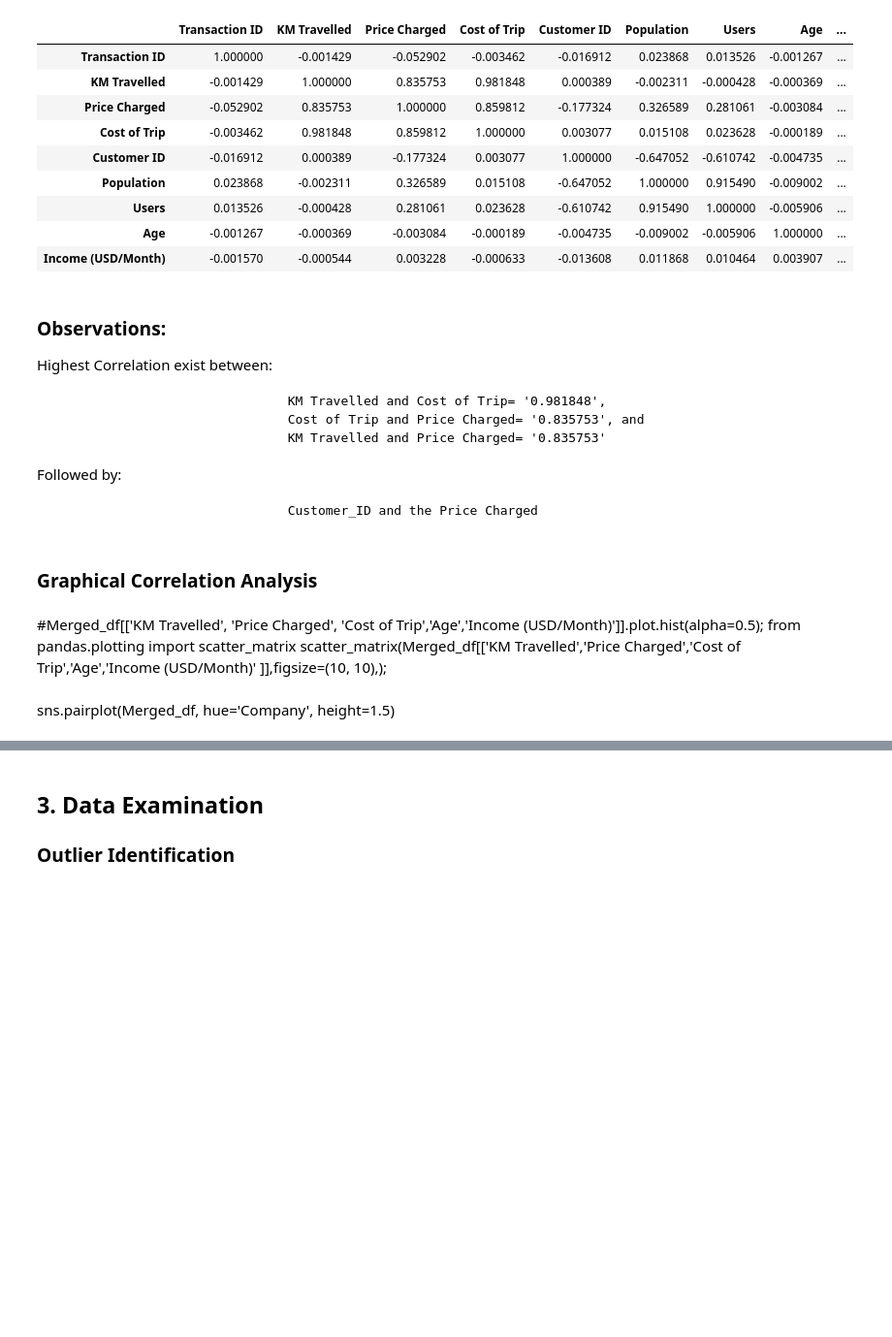
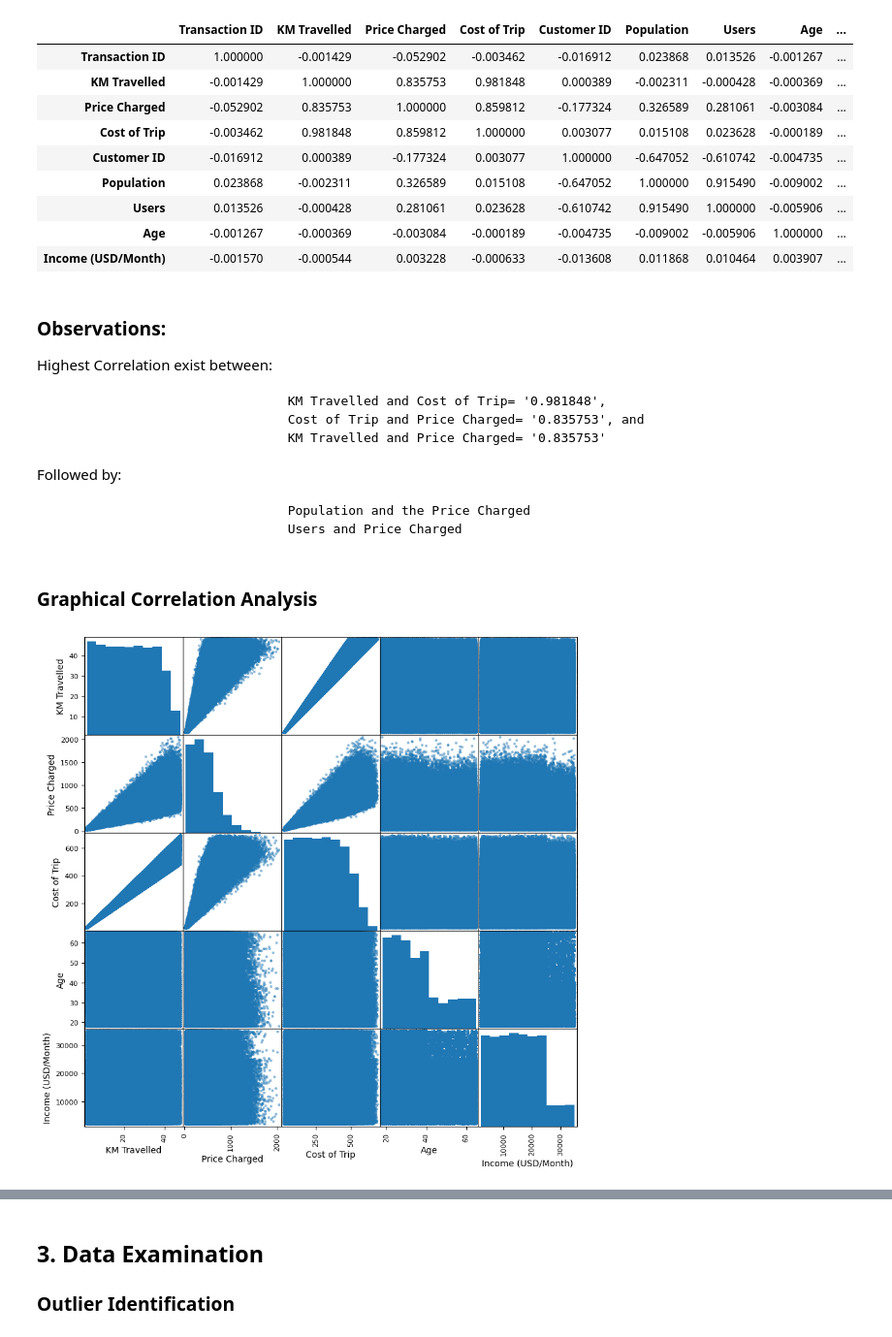
Before and after one commit to Shaazzy/Data_Glacier_Virtual_Internship, a Jupyter notebook: G2M_insight_for_Cab_Investment firm.ipynb, the cells around one changed output, grey strips where cells are left out. Shown at 97% size. Cells and saved outputs as stored; diff of their text form; code cells hidden in the pictures; blank space fills up the shorter version.

```diff
--- a/G2M_insight_for_Cab_Investment firm.ipynb
+++ b/G2M_insight_for_Cab_Investment firm.ipynb
@@ -11,7 +31,7 @@ from ydata_profiling import ProfileReport
 
 warnings.filterwarnings("ignore")
 # %%
-cab_df = pd.read_csv('/Users/sharonokech/Documents/Data_Glacier_Virtual_Internship/My_Tasks/DataSets/Cab_Data.csv')
+cab_df = pd.read_csv('/home/jovyan/workspace/Datasets/Cab_Data.csv')
 cab_df.head(10)
 #'/Users/sharonokech/Documents/Data_Glacier_Virtual_Internship/My_Tasks/DataSets/Cab_Data.csv'
 # %% [output]
@@ -178,3 +182,6 @@ Transaction_ID_df.head(10)
+# %%
+Transaction_ID_df = pd.read_csv('/home/jovyan/workspace/Datasets/Transaction_ID.csv')
+#Transaction_ID_df = pd.read_csv('/Users/sharonokech/Documents/Data_Glacier_Virtual_Internship/My_Tasks/DataSets/Transaction_ID.csv')
 # %%
 print('DataFrame shape:', Transaction_ID_df.shape)
 
@@ -266,7 +273,8 @@ Name: Customer ID, Length: 440098, dtype: bool
 # %%
 #Transaction_ID_df.describe
 # %%
-city_df= pd.read_csv('/Users/sharonokech/Documents/Data_Glacier_Virtual_Internship/My_Tasks/DataSets/city.csv')
+#city_df= pd.read_csv('/Users/sharonokech/Documents/Data_Glacier_Virtual_Internship/My_Tasks/DataSets/City.csv')
+city_df= pd.read_csv('/home/jovyan/workspace/Datasets/City.csv')
 city_df.head(10)
 # %% [output]
 |  | City | Population | Users |
@@ -332,7 +340,9 @@ city_df.describe()
 | max | 8.405837e+06 | 302149.000000 |
 # %%
 #CustomerID Data
-Customer_ID_df = pd.read_csv('/Users/sharonokech/Documents/Data_Glacier_Virtual_Internship/My_Tasks/DataSets/Customer_ID.csv')
+#Customer_ID_df = pd.read_csv('/Users/sharonokech/Documents/Data_Glacier_Virtual_Internship/My_Tasks/DataSets/Customer_ID.csv')
+
+Customer_ID_df = pd.read_csv('/home/jovyan/workspace/Datasets/Customer_ID.csv')
 Customer_ID_df.head(10)
 # %% [output]
 |  | Customer ID | Gender | Age | Income (USD/Month) |
@@ -515,12 +518,13 @@ Highest Correlation exist between:
                                    KM Travelled and Price Charged= '0.835753'
 Followed by:
 
-                                   Customer_ID and the Price Charged
+                                   Population and the Price Charged
+                                   Users and Price Charged
 # %% [markdown]
 ### Graphical Correlation Analysis
-# %% [markdown]
-#Merged_df[['KM Travelled', 'Price Charged', 'Cost of Trip','Age','Income (USD/Month)']].plot.hist(alpha=0.5);
-from pandas.plotting import scatter_matrix
-scatter_matrix(Merged_df[['KM Travelled','Price Charged','Cost of Trip','Age','Income (USD/Month)' ]],figsize=(10, 10),);
-# %% [markdown]
-sns.pairplot(Merged_df, hue='Company', height=1.5)
+# %%
+#Merged_df[['KM Travelled', 'Price Charged', 'Cost of Trip','Age','Income (USD/Month)']].plot.hist(alpha=0.5);
+from pandas.plotting import scatter_matrix
+scatter_matrix(Merged_df[['KM Travelled','Price Charged','Cost of Trip','Age','Income (USD/Month)' ]],figsize=(10, 10),);
+# %% [output]
+[figure, added]
```
Also changed, not shown: parts of 36 cells of this notebook.
